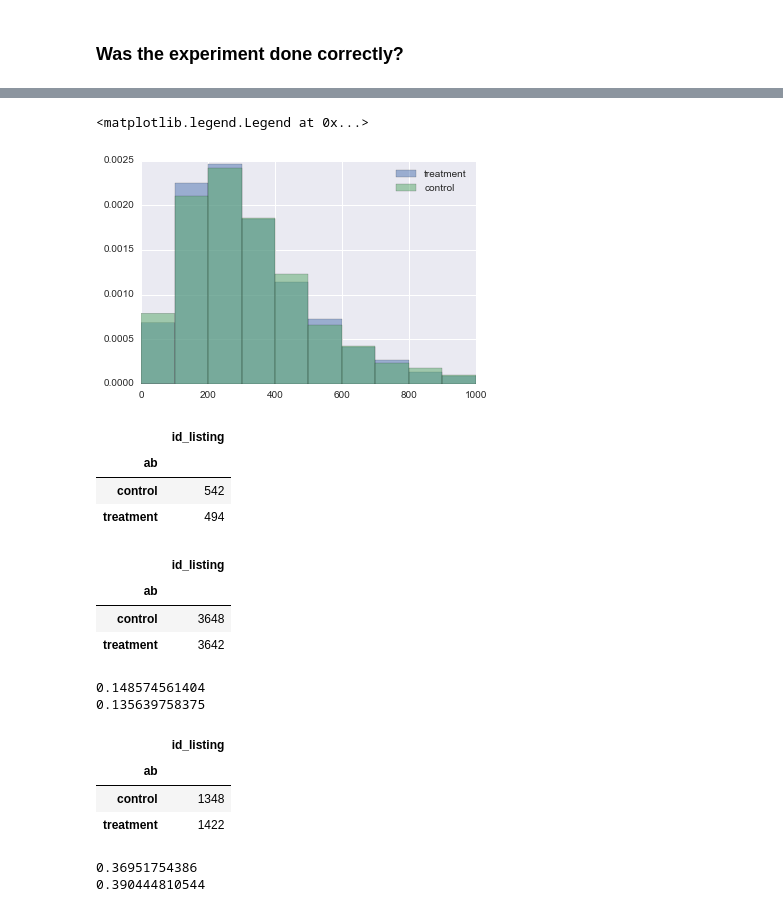
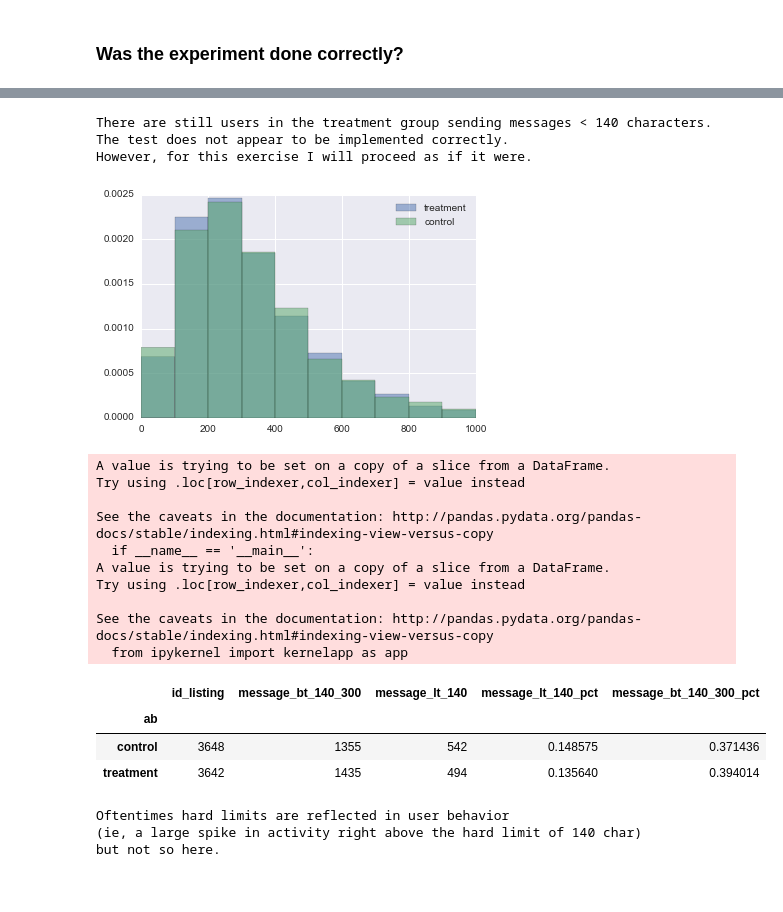
Before and after one commit to agtsai/Notebooks, a Jupyter notebook: 2016_02_15 Airbnb.ipynb, the cells around one changed output, grey strips where cells are left out. Drawn from its saved outputs; the diff is of its cells as text; code cells hidden in the pictures.

```diff
--- a/2016_02_15 Airbnb.ipynb
+++ b/2016_02_15 Airbnb.ipynb
@@ -185,49 +185,49 @@ Name: m_first_message_length, dtype: float64
 control_idx = contact_data['ab'] == 'control'
 treatment_idx = contact_data['ab'] == 'treatment'
 bins = [0,100,200,300,400,500,600,700,800,900,1000]
-#print contact_data.loc[control_idx, 'm_first_message_length'].describe()
-#print contact_data.loc[treatment_idx, 'm_first_message_length'].describe()
 plt.hist(contact_data.loc[treatment_idx, 'm_first_message_length'], bins=bins, alpha=0.5, normed=1, label='treatment')
 plt.hist(contact_data.loc[control_idx, 'm_first_message_length'], bins=bins, alpha=0.5, normed=1, label='control')
 plt.legend()
-# label, change opacity, normalize
-# This is also very weird.
+print "There are still users in the treatment group sending messages < 140 characters."
+print "The test does not appear to be implemented correctly."
+print "However, for this exercise I will proceed as if it were."
 # %% [output]
-<matplotlib.legend.Legend at 0x...>
+There are still users in the treatment group sending messages < 140 characters.
+The test does not appear to be implemented correctly.
+However, for this exercise I will proceed as if it were.
 [figure]
-# %%
-idx = contact_data['m_first_message_length'] < 140
-contact_data[idx].groupby('ab').agg({'id_listing':'count'})
-# %% [output]
-|  | id_listing |
-| ab |  |
-| control | 542 |
-| treatment | 494 |
-# %%
-contact_data.groupby('ab').agg({'id_listing':'count'})
-# %% [output]
-|  | id_listing |
-| ab |  |
-| control | 3648 |
-| treatment | 3642 |
-# %%
-print 542.0 / 3648
-print 494.0 / 3642
-# %% [output]
-0.148574561404
-0.135639758375
-# %%
-idx = (contact_data['m_first_message_length'] > 140) & (contact_data['m_first_message_length'] < 300)
-contact_data[idx].groupby('ab').agg({'id_listing':'count'})
-# %% [output]
-|  | id_listing |
-| ab |  |
-| control | 1348 |
-| treatment | 1422 |
-# %%
-print 1348.0 / 3648
-print 1422.0 / 3642
-# %% [output]
-0.36951754386
-0.390444810544
+# %%
+contact_data['message_lt_140'] = 0
+contact_data['message_bt_140_300'] = 0
+idx = contact_data['m_first_message_length'] < 140
+contact_data.loc[idx, 'message_lt_140'] = 1
+idx = (contact_data['m_first_message_length'] >= 140) & (contact_data['m_first_message_length'] < 300)
+contact_data.loc[idx, 'message_bt_140_300'] = 1
+stats = contact_data.groupby('ab').agg({'message_lt_140':'sum',
+                                'message_bt_140_300': 'sum',
+                                'id_listing':'count'})
+stats['message_lt_140_pct'] = stats['message_lt_140'] / stats['id_listing']
+stats['message_bt_140_300_pct'] = stats['message_bt_140_300'] / stats['id_listing']
+display(stats)
+print "Oftentimes hard limits are reflected in user behavior"
+print "(ie, a large spike in activity right above the hard limit of 140 char)"
+print "but not so here."
+# %% [output]
+A value is trying to be set on a copy of a slice from a DataFrame.
+Try using .loc[row_indexer,col_indexer] = value instead
+
+See the caveats in the documentation: http://pandas.pydata.org/pandas-docs/stable/indexing.html#indexing-view-versus-copy
+  if __name__ == '__main__':
+A value is trying to be set on a copy of a slice from a DataFrame.
+Try using .loc[row_indexer,col_indexer] = value instead
+
+See the caveats in the documentation: http://pandas.pydata.org/pandas-docs/stable/indexing.html#indexing-view-versus-copy
+  from ipykernel import kernelapp as app
+|  | id_listing | message_bt_140_300 | message_lt_140 | message_lt_140_pct | message_bt_140_300_pct |
+| ab |  |  |  |  |  |
+| control | 3648 | 1355 | 542 | 0.148575 | 0.371436 |
+| treatment | 3642 | 1435 | 494 | 0.135640 | 0.394014 |
+Oftentimes hard limits are reflected in user behavior
+(ie, a large spike in activity right above the hard limit of 140 char)
+but not so here.
 # %% [markdown]
```
Also changed, not shown: parts of 44 cells of this notebook.
